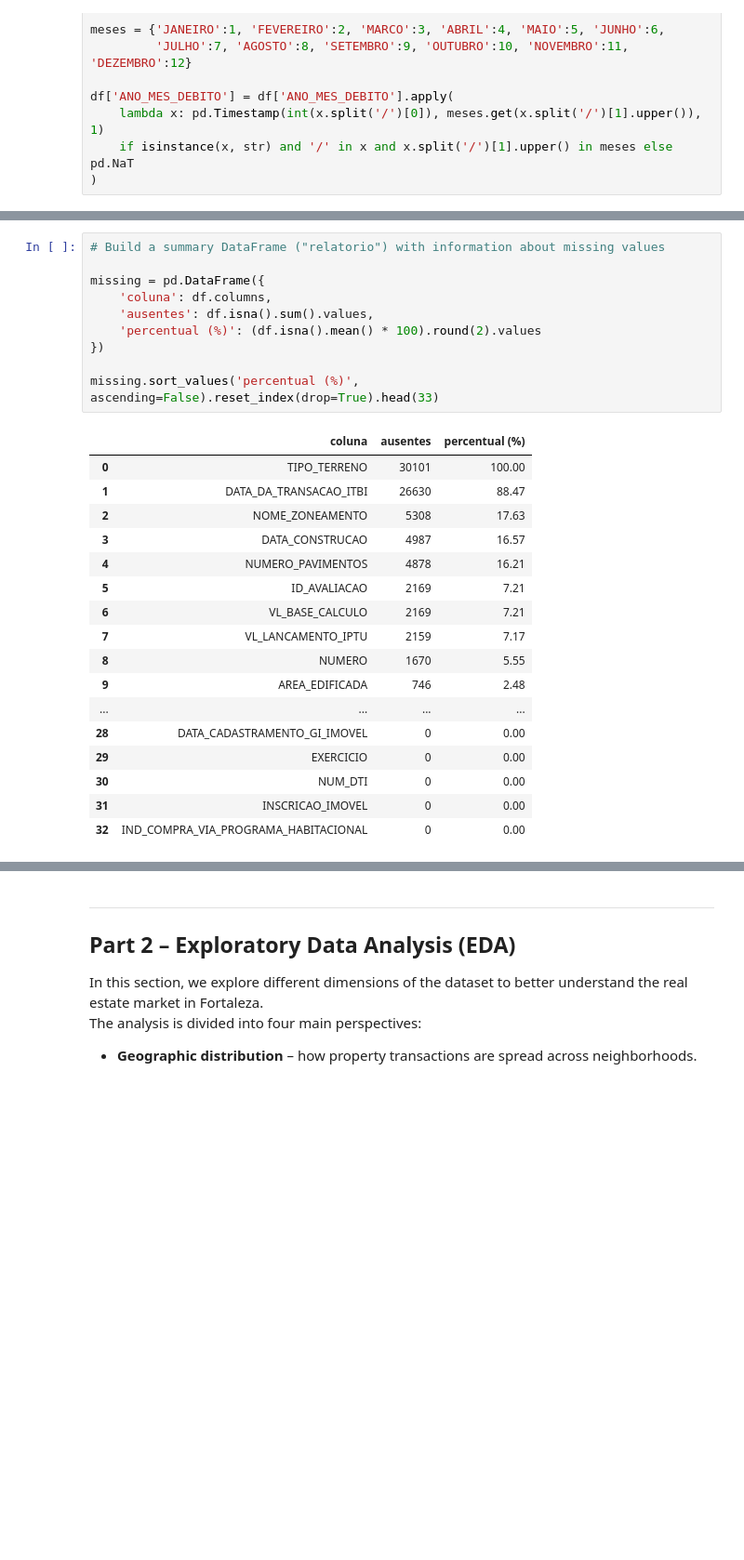
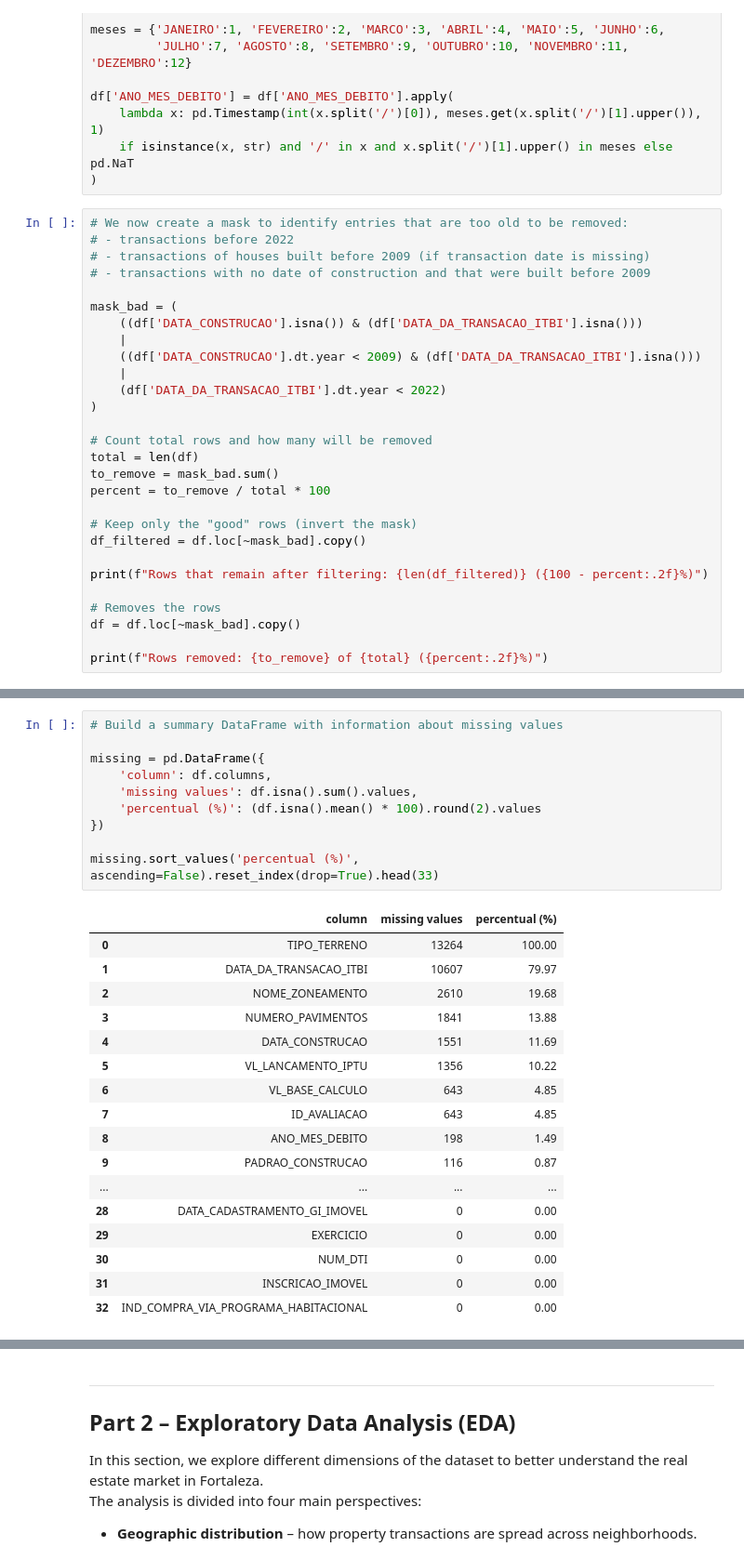
Before and after one commit to lsampaiorocha/housing-prices-Fortaleza, a Jupyter notebook: notebooks/analysis.ipynb, the cells around one changed output, grey strips where cells are left out. Shown at 93% size. Drawn from its saved outputs; the diff is of its cells as text; blank space fills up the shorter version.

```diff
--- a/notebooks/analysis.ipynb
+++ b/notebooks/analysis.ipynb
@@ -122,3 +102,31 @@ df['ANO_MES_DEBITO'] = df['ANO_MES_DEBITO'].apply(
     lambda x: pd.Timestamp(int(x.split('/')[0]), meses.get(x.split('/')[1].upper()), 1)
     if isinstance(x, str) and '/' in x and x.split('/')[1].upper() in meses else pd.NaT
 )
+# %%
+# We now create a mask to identify entries that are too old to be removed:
+# - transactions before 2022
+# - transactions of houses built before 2009 (if transaction date is missing)
+# - transactions with no date of construction and that were built before 2009
+
+mask_bad = (
+    ((df['DATA_CONSTRUCAO'].isna()) & (df['DATA_DA_TRANSACAO_ITBI'].isna()))
+    |
+    ((df['DATA_CONSTRUCAO'].dt.year < 2009) & (df['DATA_DA_TRANSACAO_ITBI'].isna()))
+    |
+    (df['DATA_DA_TRANSACAO_ITBI'].dt.year < 2022)
+)
+
+# Count total rows and how many will be removed
+total = len(df)
+to_remove = mask_bad.sum()
+percent = to_remove / total * 100
+
+# Keep only the "good" rows (invert the mask)
+df_filtered = df.loc[~mask_bad].copy()
+
+print(f"Rows that remain after filtering: {len(df_filtered)} ({100 - percent:.2f}%)")
+
+# Removes the rows
+df = df.loc[~mask_bad].copy()
+
+print(f"Rows removed: {to_remove} of {total} ({percent:.2f}%)")
@@ -125,25 +136,25 @@ df['ANO_MES_DEBITO'] = df['ANO_MES_DEBITO'].apply(
 # %%
-# Build a summary DataFrame ("relatorio") with information about missing values
+# Build a summary DataFrame with information about missing values
 
 missing = pd.DataFrame({
-    'coluna': df.columns,
-    'ausentes': df.isna().sum().values,
+    'column': df.columns,
+    'missing values': df.isna().sum().values,
     'percentual (%)': (df.isna().mean() * 100).round(2).values
 })
 
 missing.sort_values('percentual (%)', ascending=False).reset_index(drop=True).head(33)
 # %% [output]
-|  | coluna | ausentes | percentual (%) |
-| 0 | TIPO_TERRENO | 30101 | 100.00 |
-| 1 | DATA_DA_TRANSACAO_ITBI | 26630 | 88.47 |
-| 2 | NOME_ZONEAMENTO | 5308 | 17.63 |
-| 3 | DATA_CONSTRUCAO | 4987 | 16.57 |
-| 4 | NUMERO_PAVIMENTOS | 4878 | 16.21 |
-| 5 | ID_AVALIACAO | 2169 | 7.21 |
-| 6 | VL_BASE_CALCULO | 2169 | 7.21 |
-| 7 | VL_LANCAMENTO_IPTU | 2159 | 7.17 |
-| 8 | NUMERO | 1670 | 5.55 |
-| 9 | AREA_EDIFICADA | 746 | 2.48 |
+|  | column | missing values | percentual (%) |
+| 0 | TIPO_TERRENO | 13264 | 100.00 |
+| 1 | DATA_DA_TRANSACAO_ITBI | 10607 | 79.97 |
+| 2 | NOME_ZONEAMENTO | 2610 | 19.68 |
+| 3 | NUMERO_PAVIMENTOS | 1841 | 13.88 |
+| 4 | DATA_CONSTRUCAO | 1551 | 11.69 |
+| 5 | VL_LANCAMENTO_IPTU | 1356 | 10.22 |
+| 6 | VL_BASE_CALCULO | 643 | 4.85 |
+| 7 | ID_AVALIACAO | 643 | 4.85 |
+| 8 | ANO_MES_DEBITO | 198 | 1.49 |
+| 9 | PADRAO_CONSTRUCAO | 116 | 0.87 |
 | ... | ... | ... | ... |
 | 28 | DATA_CADASTRAMENTO_GI_IMOVEL | 0 | 0.00 |
 | 29 | EXERCICIO | 0 | 0.00 |
```
Also changed, not shown: parts of 38 cells of this notebook.
